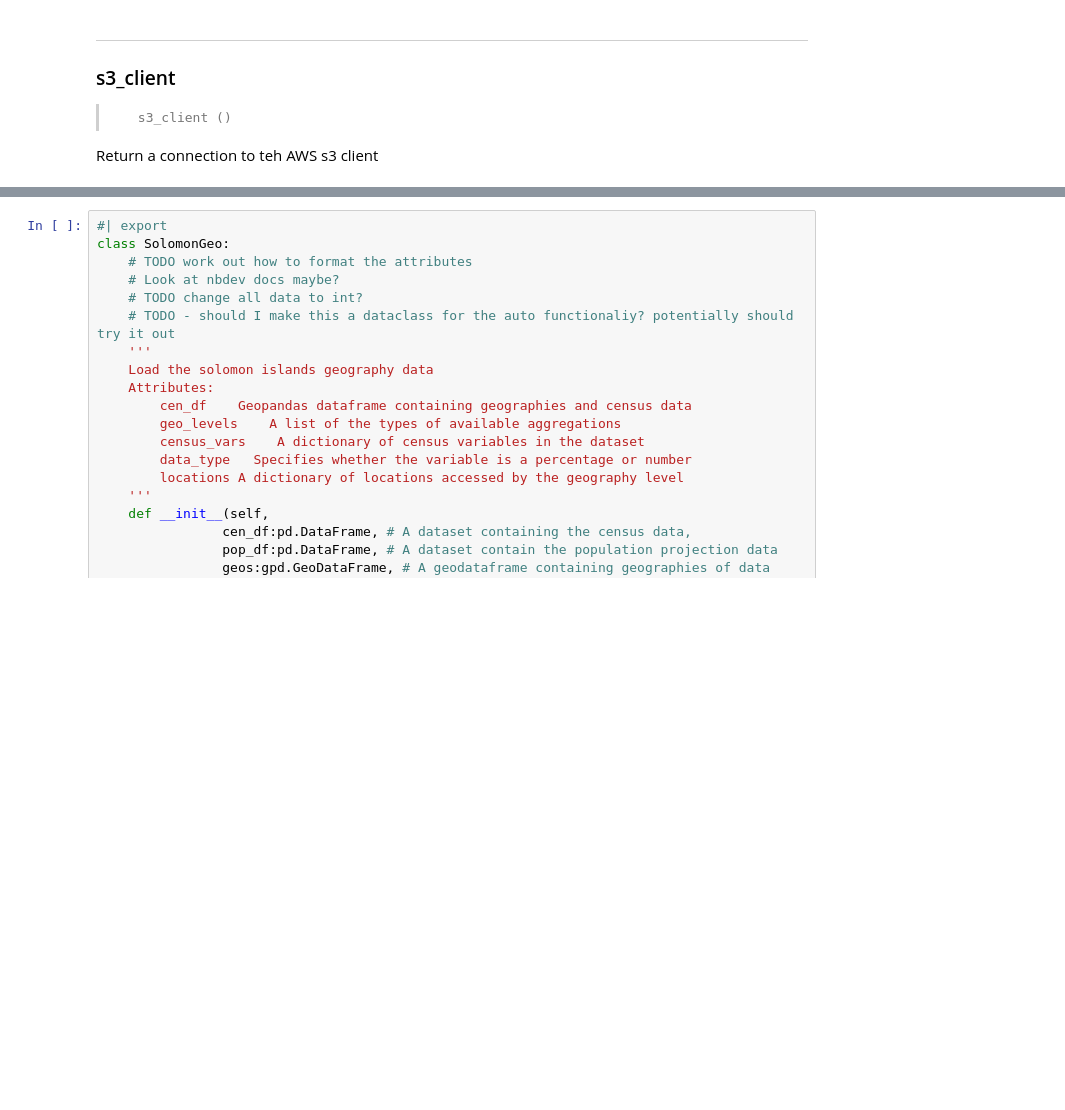
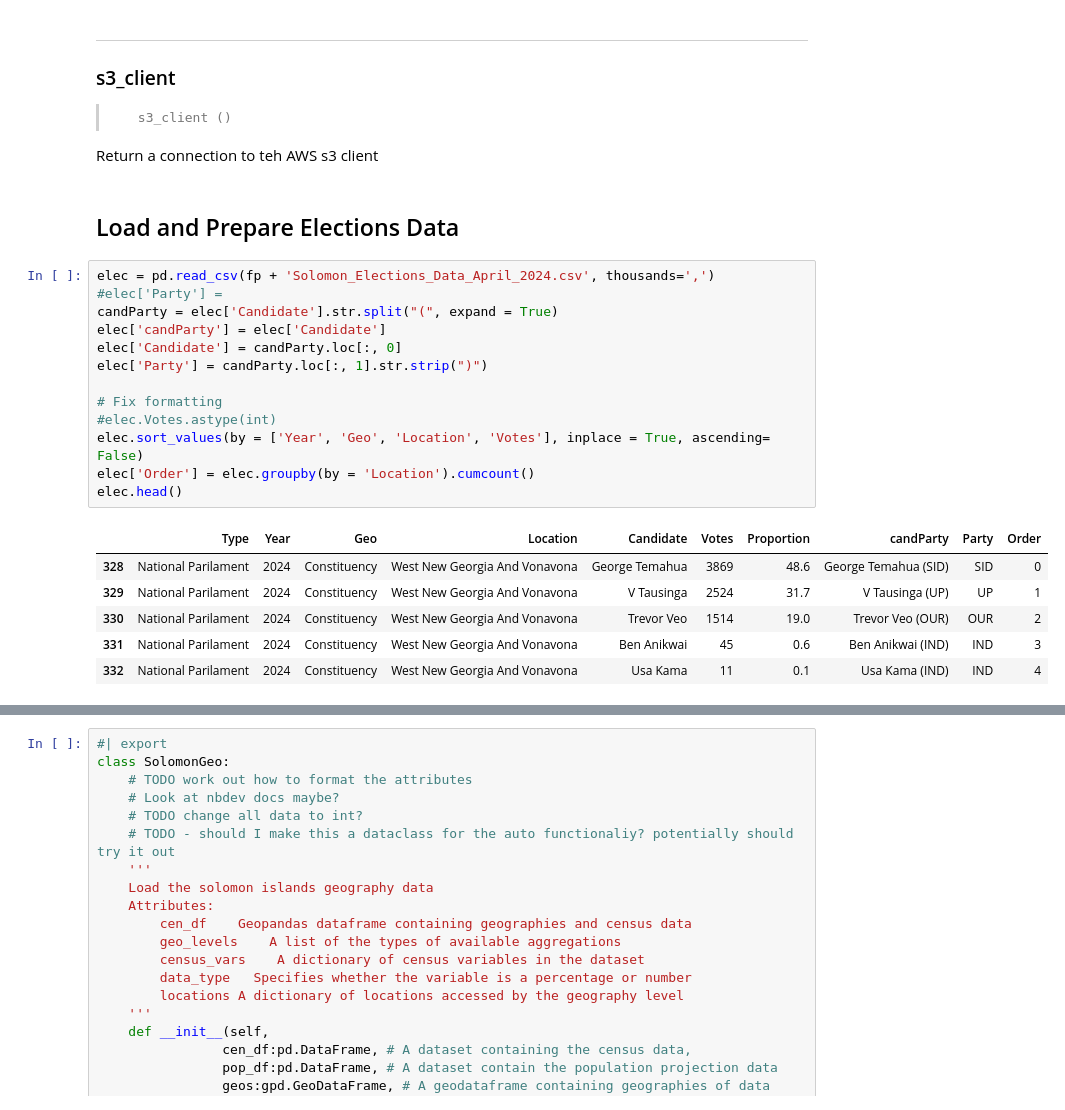
Before and after one commit to Gippers/SolomonIslandsDataMap, a Jupyter notebook: nbs/00_load_data.ipynb, the cells around one changed output, grey strips where cells are left out. Saved outputs shown, nothing was run; the diff lists cells and outputs as text; blank space fills up the shorter version.

Commit message:
Working on cleaning and formatting elections data

```diff
--- a/nbs/00_load_data.ipynb
+++ b/nbs/00_load_data.ipynb
@@ -110,3 +110,25 @@ show_doc(s3_client)
 >      s3_client ()
 
 Return a connection to teh AWS s3 client
+# %% [markdown]
+## Load and Prepare Elections Data
+# %%
+elec = pd.read_csv(fp + 'Solomon_Elections_Data_April_2024.csv', thousands=',')
+#elec['Party'] =
+candParty = elec['Candidate'].str.split("(", expand = True)
+elec['candParty'] = elec['Candidate']
+elec['Candidate'] = candParty.loc[:, 0]
+elec['Party'] = candParty.loc[:, 1].str.strip(")")
+
+# Fix formatting
+#elec.Votes.astype(int)
+elec.sort_values(by = ['Year', 'Geo', 'Location', 'Votes'], inplace = True, ascending= False)
+elec['Order'] = elec.groupby(by = 'Location').cumcount()
+elec.head()
+# %% [output]
+|  | Type | Year | Geo | Location | Candidate | Votes | Proportion | candParty | Party | Order |
+| 328 | National Parilament | 2024 | Constituency | West New Georgia And Vonavona | George Temahua | 3869 | 48.6 | George Temahua (SID) | SID | 0 |
+| 329 | National Parilament | 2024 | Constituency | West New Georgia And Vonavona | V Tausinga | 2524 | 31.7 | V Tausinga (UP) | UP | 1 |
+| 330 | National Parilament | 2024 | Constituency | West New Georgia And Vonavona | Trevor Veo | 1514 | 19.0 | Trevor Veo (OUR) | OUR | 2 |
+| 331 | National Parilament | 2024 | Constituency | West New Georgia And Vonavona | Ben Anikwai | 45 | 0.6 | Ben Anikwai (IND) | IND | 3 |
+| 332 | National Parilament | 2024 | Constituency | West New Georgia And Vonavona | Usa Kama | 11 | 0.1 | Usa Kama (IND) | IND | 4 |
```
Also changed, not shown: parts of 1 cell of this notebook, 1 other file.
